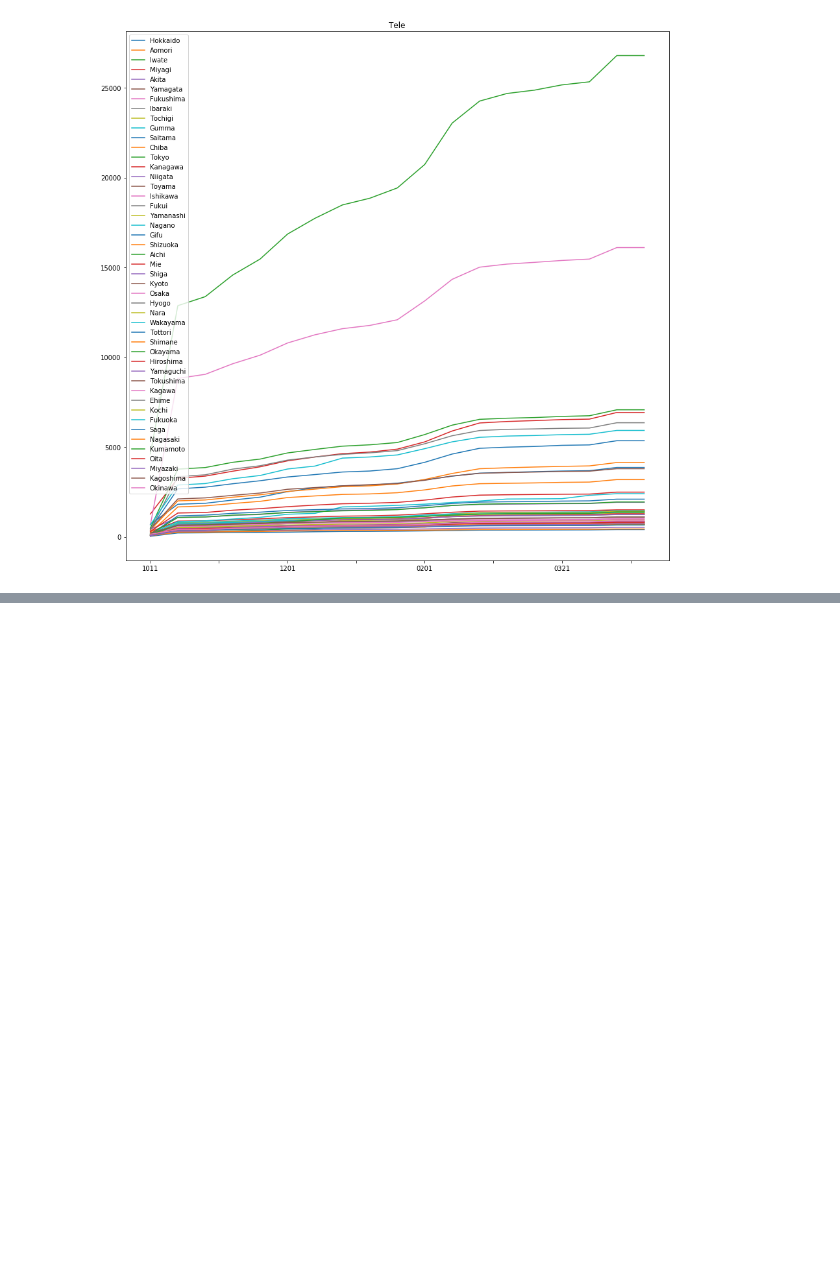
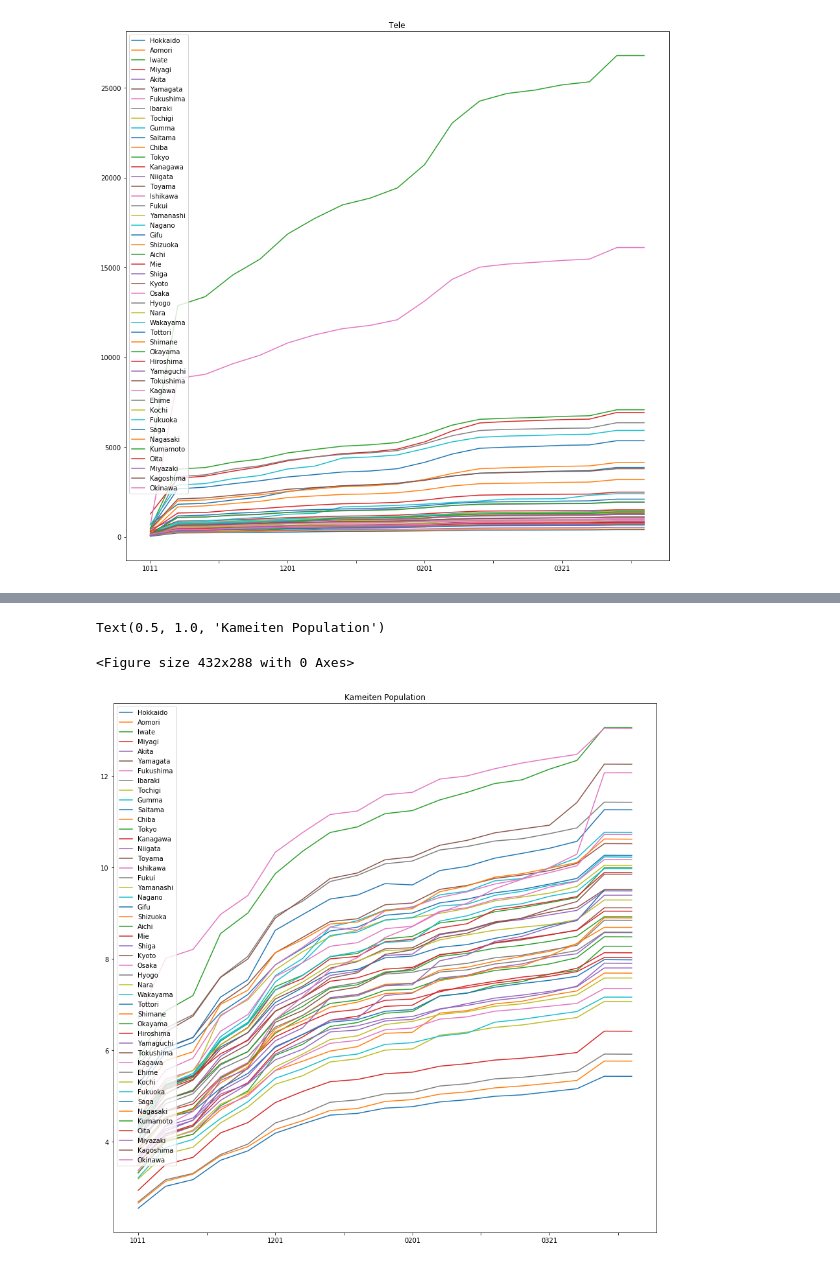
Before and after one commit to tth63425/jr_project, a Jupyter notebook: code/code_prefs.ipynb, the cells around one changed output, grey strips where cells are left out. Drawn from its saved outputs; the diff is of its cells as text; code cells hidden in the pictures; blank space fills up the shorter version.

```diff
--- a/code/code_prefs.ipynb
+++ b/code/code_prefs.ipynb
@@ -188,0 +198,2 @@ Text(0.5, 1.0, 'Tele')
+# %%
+population = [5250,1246,1227,2306,966,1078,1846,2860,1934,1942,7350,6259,13921,9198,2223,1044,1138,768,811,2049,1987,3644,7552,1781,1414,2583,8809,5466,1330,925,556,674,1890,2804,1358,728,956,1339,698,5104,815,1327,1748,1135,1073,1602,1453]
@@ -188,0 +224,19 @@ Text(0.5, 1.0, 'Tele')
+# %%
+pop_list_all = []
+
+for i in range(19):
+    array_poprate = np.array(df_kameiten.iloc[:,i]) / np.array(population)
+    pop_list_all.append(array_poprate)
+
+pop_array = np.array(pop_list_all)
+
+df_kameiten_pop = pd.DataFrame(pop_array.T, columns=times, index=prefs)
+# %%
+plt.figure()
+df_kameiten_pop.T.plot(figsize=(15,15),fontsize=10)
+plt.legend(loc='best',fontsize=10)
+plt.title("Kameiten Population")
+# %% [output]
+Text(0.5, 1.0, 'Kameiten Population')
+<Figure size 432x288 with 0 Axes>
+[figure, added]
```
Also changed, not shown: parts of 14 cells of this notebook.
